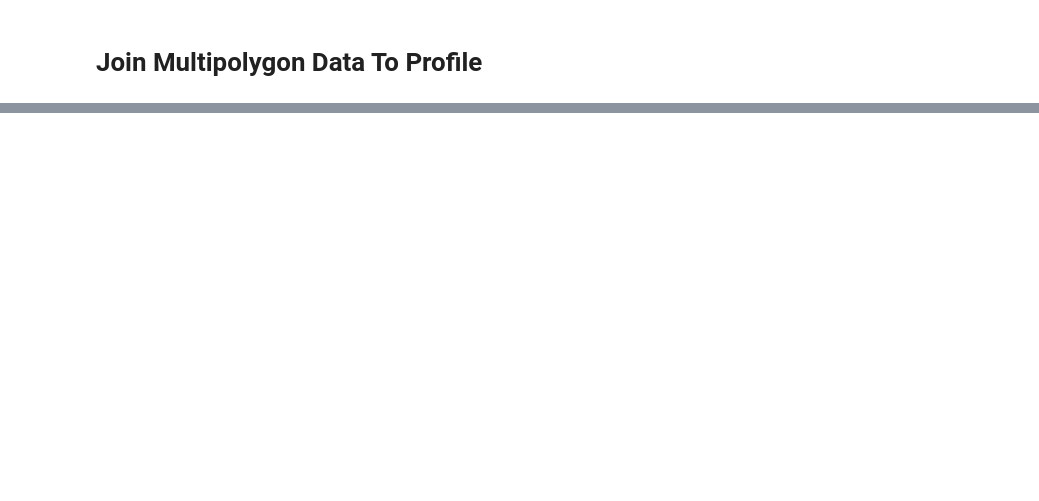
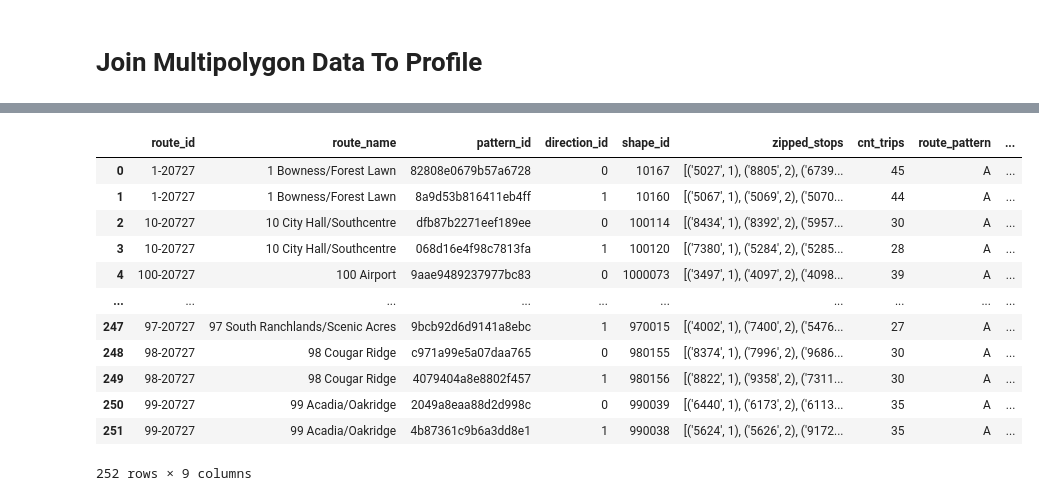
Before and after one commit to sulemanbasit/Calgary-Transit-Economic-Gap-Analysis, a Jupyter notebook: ctga.ipynb, the cells around one changed output, grey strips where cells are left out. Saved outputs shown, nothing was run; the diff lists cells and outputs as text; code cells hidden in the pictures; blank space fills up the shorter version.

```diff
--- a/ctga.ipynb
+++ b/ctga.ipynb
@@ -356,0 +337,3 @@ DataFrame saved to: /Users/sulemanbasit/Project/Calgary-Transit-Economic-Gap-Ana
+# %%
+gtfs_path = os.getcwd()+"/Data Sets/CT_GTFS.zip"
+feed = Feed(gtfs_path)
@@ -356,0 +366,3 @@ DataFrame saved to: /Users/sulemanbasit/Project/Calgary-Transit-Economic-Gap-Ana
+# %%
+feed = Feed(gtfs_path,start_date="2024-02-17", end_date="2024-02-18")
+stop_freq = feed.stops_freq
@@ -356,0 +414,16 @@ DataFrame saved to: /Users/sulemanbasit/Project/Calgary-Transit-Economic-Gap-Ana
+# %%
+feed.routes_patterns
+# %% [output]
+|  | route_id | route_name | pattern_id | direction_id | shape_id | zipped_stops | cnt_trips | route_pattern | ... |
+| 0 | 1-20727 | 1 Bowness/Forest Lawn | 82808e0679b57a6728 | 0 | 10167 | [('5027', 1), ('8805', 2), ('6739... | 45 | A | ... |
+| 1 | 1-20727 | 1 Bowness/Forest Lawn | 8a9d53b816411eb4ff | 1 | 10160 | [('5067', 1), ('5069', 2), ('5070... | 44 | A | ... |
+| 2 | 10-20727 | 10 City Hall/Southcentre | dfb87b2271eef189ee | 0 | 100114 | [('8434', 1), ('8392', 2), ('5957... | 30 | A | ... |
+| 3 | 10-20727 | 10 City Hall/Southcentre | 068d16e4f98c7813fa | 1 | 100120 | [('7380', 1), ('5284', 2), ('5285... | 28 | A | ... |
+| 4 | 100-20727 | 100 Airport | 9aae9489237977bc83 | 0 | 1000073 | [('3497', 1), ('4097', 2), ('4098... | 39 | A | ... |
+| ... | ... | ... | ... | ... | ... | ... | ... | ... | ... |
+| 247 | 97-20727 | 97 South Ranchlands/Scenic Acres | 9bcb92d6d9141a8ebc | 1 | 970015 | [('4002', 1), ('7400', 2), ('5476... | 27 | A | ... |
+| 248 | 98-20727 | 98 Cougar Ridge | c971a99e5a07daa765 | 0 | 980155 | [('8374', 1), ('7996', 2), ('9686... | 30 | A | ... |
+| 249 | 98-20727 | 98 Cougar Ridge | 4079404a8e8802f457 | 1 | 980156 | [('8822', 1), ('9358', 2), ('7311... | 30 | A | ... |
+| 250 | 99-20727 | 99 Acadia/Oakridge | 2049a8eaa88d2d998c | 0 | 990039 | [('6440', 1), ('6173', 2), ('6113... | 35 | A | ... |
+| 251 | 99-20727 | 99 Acadia/Oakridge | 4b87361c9b6a3dd8e1 | 1 | 990038 | [('5624', 1), ('5626', 2), ('9172... | 35 | A | ... |
+252 rows × 9 columns
```
Also changed, not shown: parts of 29 cells of this notebook, 14 other files.
